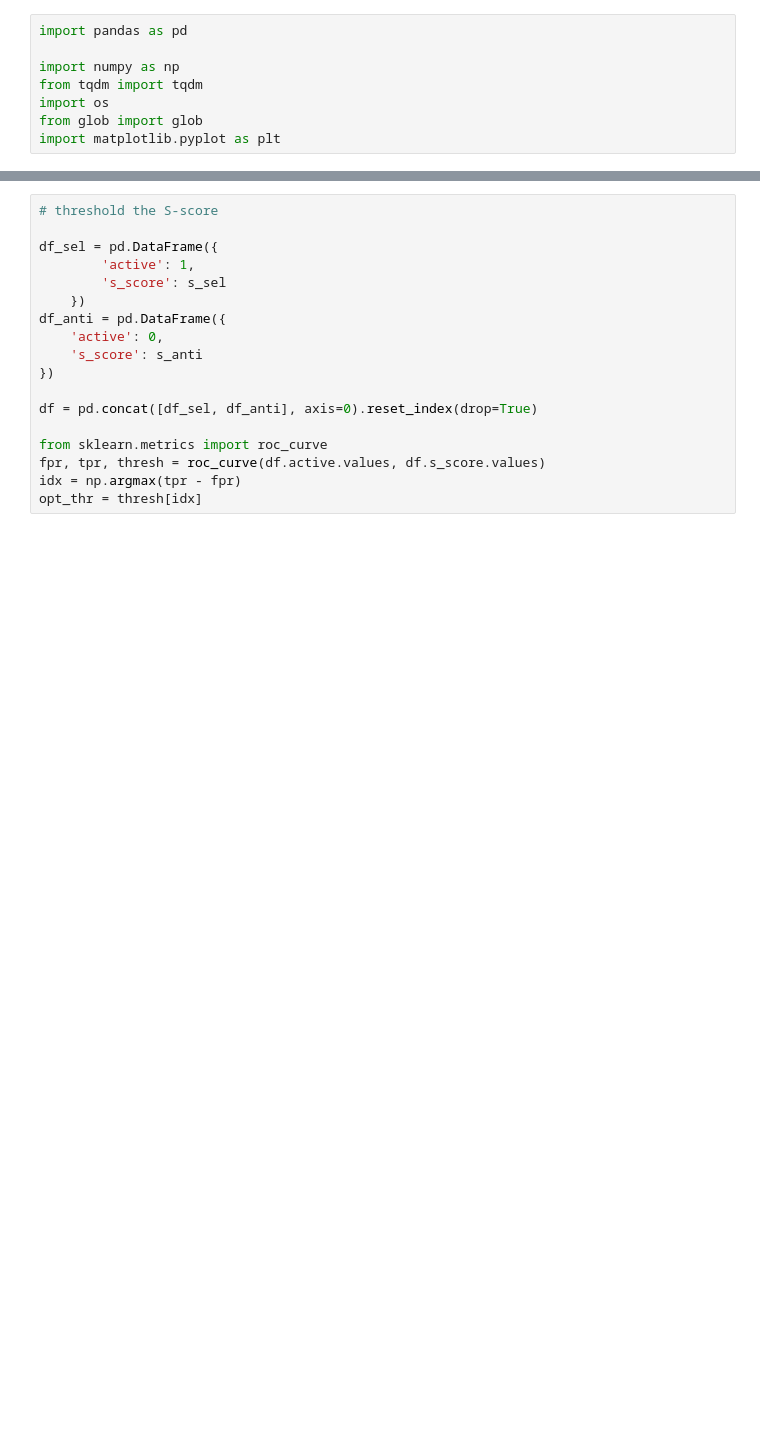
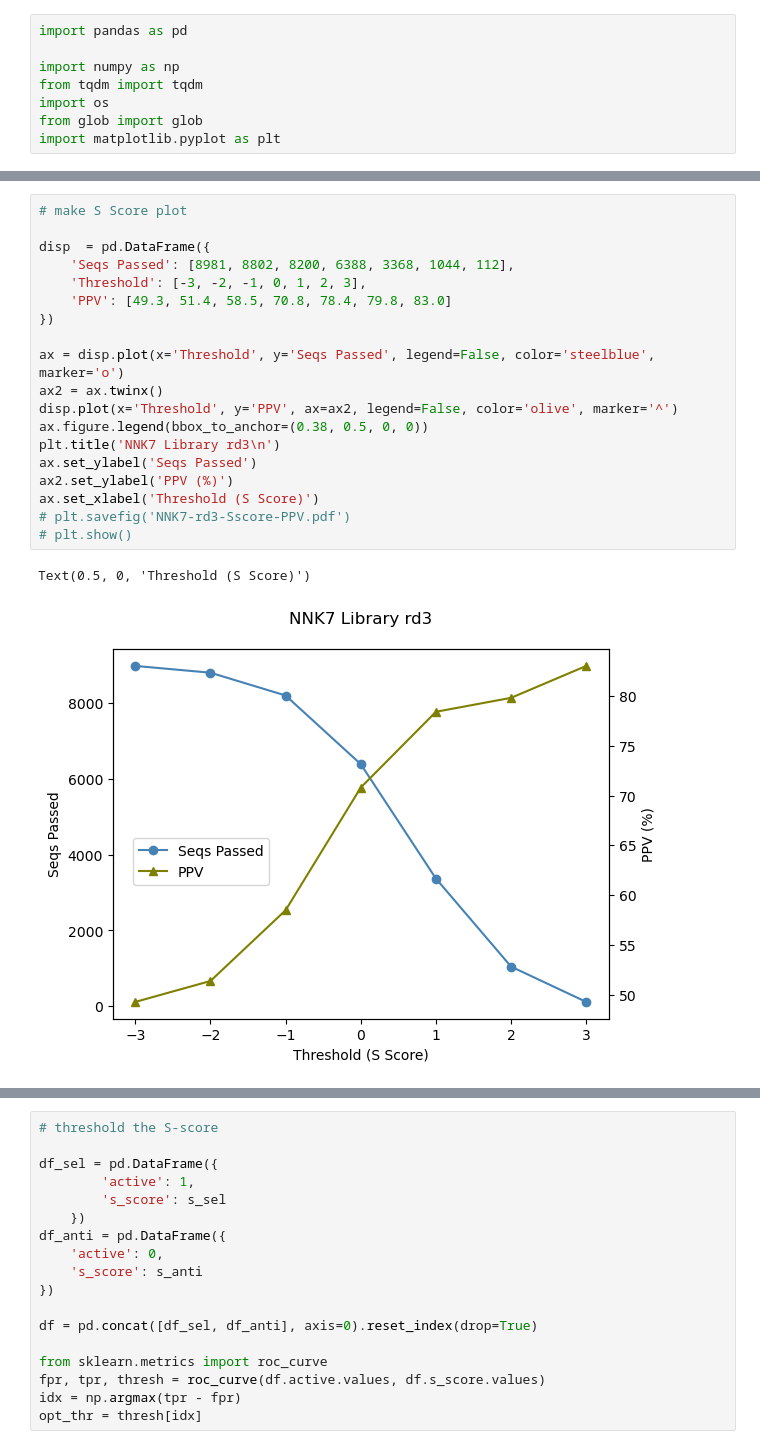
Before and after one commit to Kuhlman-Lab/LynD-substrate-modeling, a Jupyter notebook: src/eda/eda.ipynb, the cells around one changed output, grey strips where cells are left out. Drawn from its saved outputs; the diff is of its cells as text; blank space fills up the shorter version.

```diff
--- a/src/eda/eda.ipynb
+++ b/src/eda/eda.ipynb
@@ -300,0 +169,22 @@ plt.savefig('NNK7-Sscore-dist-rd3.png', dpi=1200)
+# %%
+# make S Score plot
+
+disp  = pd.DataFrame({
+    'Seqs Passed': [8981, 8802, 8200, 6388, 3368, 1044, 112],
+    'Threshold': [-3, -2, -1, 0, 1, 2, 3],
+    'PPV': [49.3, 51.4, 58.5, 70.8, 78.4, 79.8, 83.0]
+})
+
+ax = disp.plot(x='Threshold', y='Seqs Passed', legend=False, color='steelblue', marker='o')
+ax2 = ax.twinx()
+disp.plot(x='Threshold', y='PPV', ax=ax2, legend=False, color='olive', marker='^')
+ax.figure.legend(bbox_to_anchor=(0.38, 0.5, 0, 0))
+plt.title('NNK7 Library rd3\n')
+ax.set_ylabel('Seqs Passed')
+ax2.set_ylabel('PPV (%)')
+ax.set_xlabel('Threshold (S Score)')
+# plt.savefig('NNK7-rd3-Sscore-PPV.pdf')
+# plt.show()
+# %% [output]
+Text(0.5, 0, 'Threshold (S Score)')
+[figure, new version]
```
Also changed, not shown: parts of 18 cells of this notebook, 17 other files.
